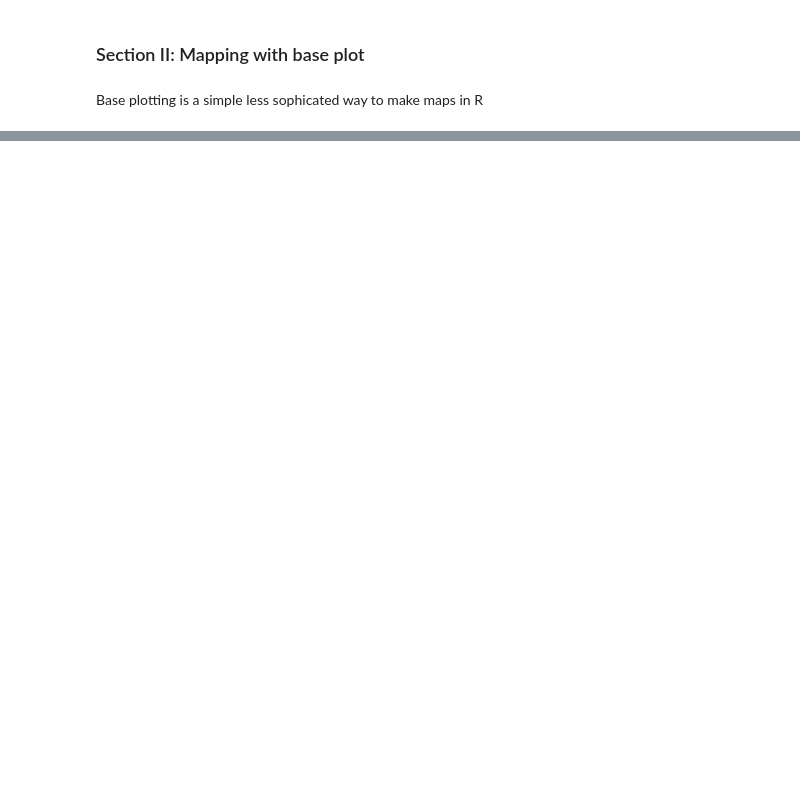
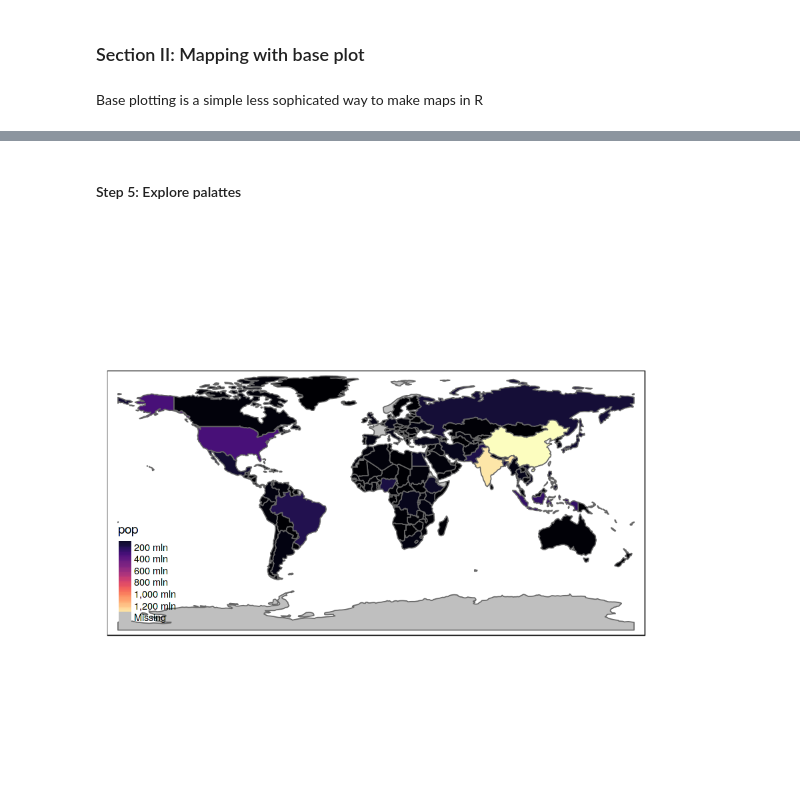
Before and after one commit to dorcasmarie/BindeR, a Jupyter notebook: Mapping_in_R.ipynb, the cells around one changed output, grey strips where cells are left out. Drawn from its saved outputs; the diff is of its cells as text; code cells hidden in the pictures; blank space fills up the shorter version.

```diff
--- a/Mapping_in_R.ipynb
+++ b/Mapping_in_R.ipynb
@@ -124,0 +256,2 @@ plot(spointsdf,add=T,col=c('red'),pch=16) # add = T; adds this to existing plot
+# %% [markdown]
+#### Step 5: Explore palattes
@@ -124,0 +261,6 @@ plot(spointsdf,add=T,col=c('red'),pch=16) # add = T; adds this to existing plot
+# %%
+tm_shape(world) +
+  tm_fill(col = "pop", style = "cont", palette = "magma") +
+  tm_borders()
+# %% [output]
+[figure, added]
```
Also changed, not shown: parts of 42 cells of this notebook, 1 other file.
